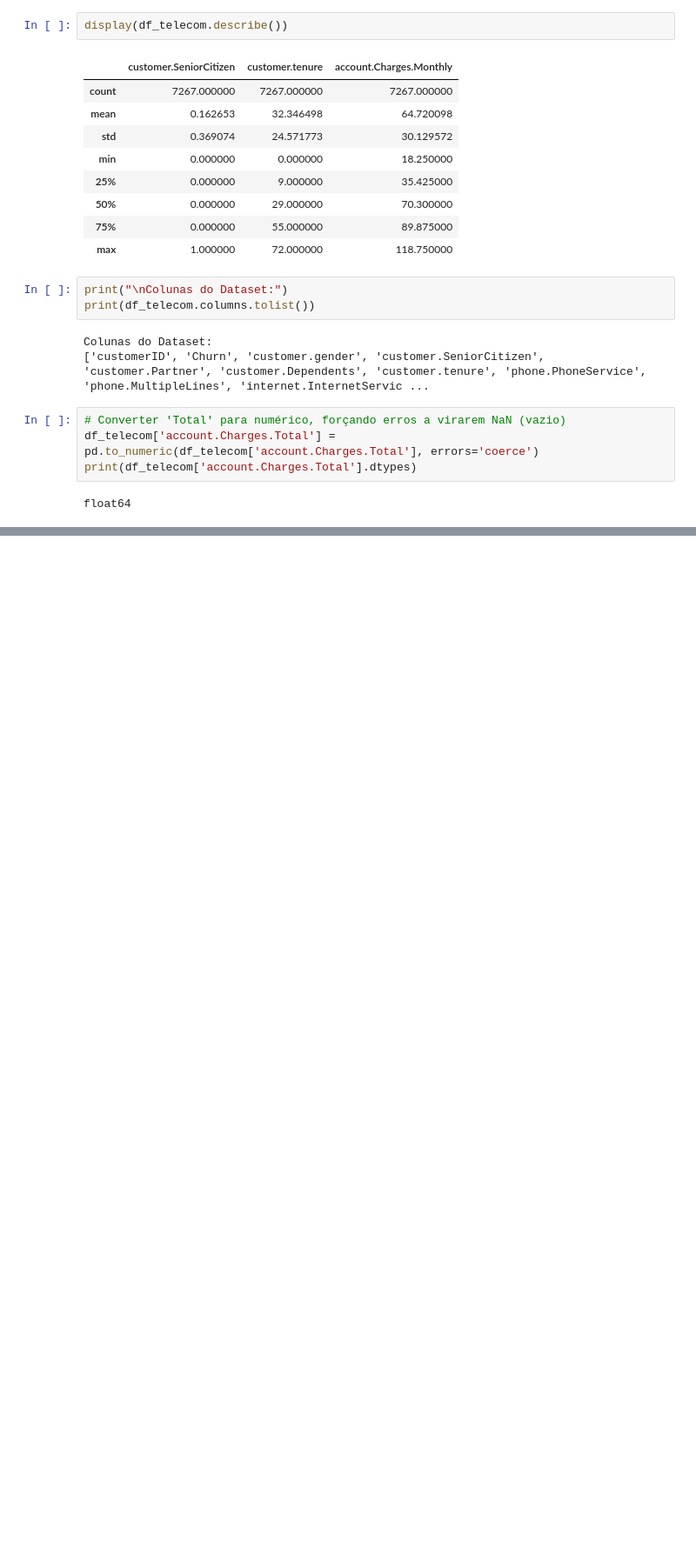
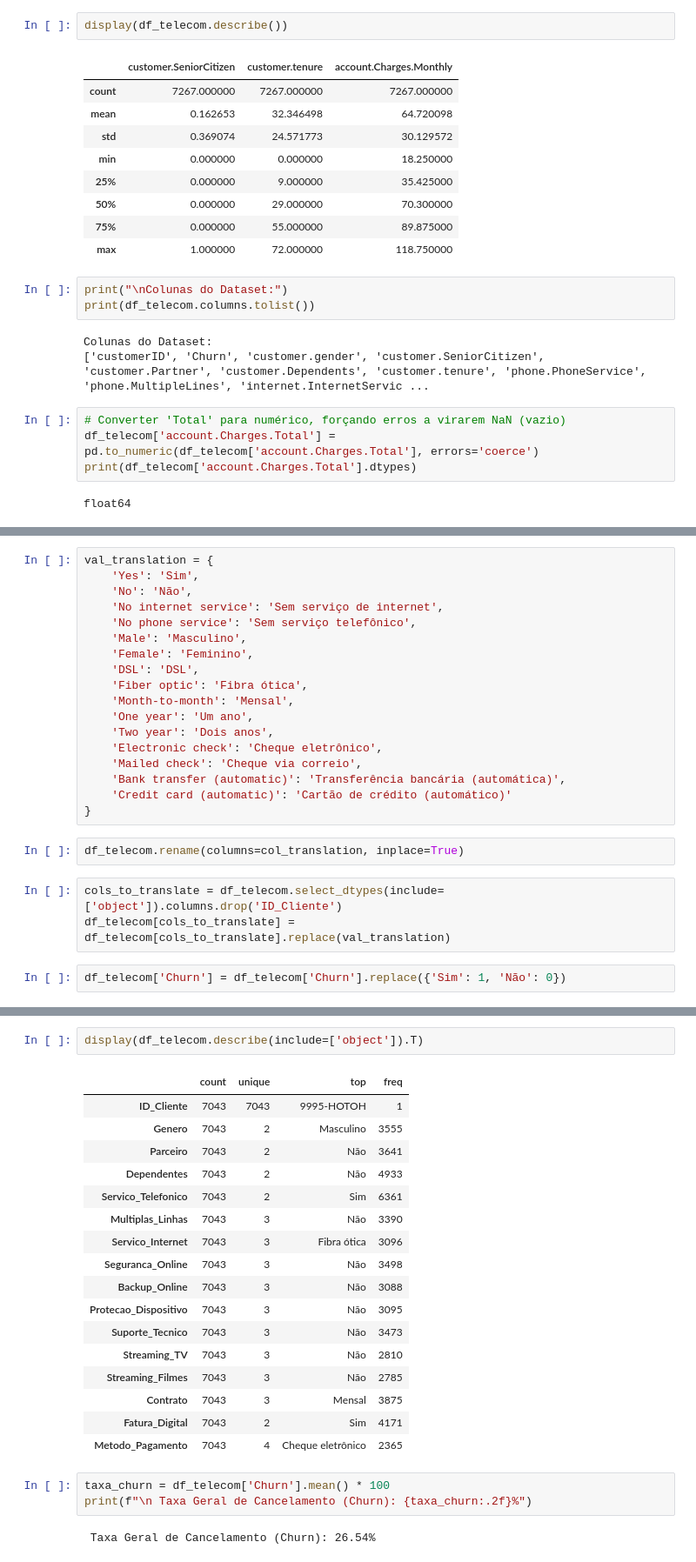
Before and after one commit to neigit485/Challeng-_TelecomX_BR_Evasao_Clientes, a Jupyter notebook: Challeng_TelecomX_BR_ETL.ipynb, the cells around one changed output, grey strips where cells are left out. Shown at 87% size. Cells and saved outputs as stored; diff of their text form; blank space fills up the shorter version.

```diff
--- a/Challeng_TelecomX_BR_ETL.ipynb
+++ b/Challeng_TelecomX_BR_ETL.ipynb
@@ -69,0 +206,25 @@ float64
+# %%
+val_translation = {
+    'Yes': 'Sim',
+    'No': 'Não',
+    'No internet service': 'Sem serviço de internet',
+    'No phone service': 'Sem serviço telefônico',
+    'Male': 'Masculino',
+    'Female': 'Feminino',
+    'DSL': 'DSL',
+    'Fiber optic': 'Fibra ótica',
+    'Month-to-month': 'Mensal',
+    'One year': 'Um ano',
+    'Two year': 'Dois anos',
+    'Electronic check': 'Cheque eletrônico',
+    'Mailed check': 'Cheque via correio',
+    'Bank transfer (automatic)': 'Transferência bancária (automática)',
+    'Credit card (automatic)': 'Cartão de crédito (automático)'
+}
+# %%
+df_telecom.rename(columns=col_translation, inplace=True)
+# %%
+cols_to_translate = df_telecom.select_dtypes(include=['object']).columns.drop('ID_Cliente')
+df_telecom[cols_to_translate] = df_telecom[cols_to_translate].replace(val_translation)
+# %%
+df_telecom['Churn'] = df_telecom['Churn'].replace({'Sim': 1, 'Não': 0})
@@ -69,0 +278,25 @@ float64
+# %%
+display(df_telecom.describe(include=['object']).T)
+# %% [output]
+|  | count | unique | top | freq |
+| ID_Cliente | 7043 | 7043 | 9995-HOTOH | 1 |
+| Genero | 7043 | 2 | Masculino | 3555 |
+| Parceiro | 7043 | 2 | Não | 3641 |
+| Dependentes | 7043 | 2 | Não | 4933 |
+| Servico_Telefonico | 7043 | 2 | Sim | 6361 |
+| Multiplas_Linhas | 7043 | 3 | Não | 3390 |
+| Servico_Internet | 7043 | 3 | Fibra ótica | 3096 |
+| Seguranca_Online | 7043 | 3 | Não | 3498 |
+| Backup_Online | 7043 | 3 | Não | 3088 |
+| Protecao_Dispositivo | 7043 | 3 | Não | 3095 |
+| Suporte_Tecnico | 7043 | 3 | Não | 3473 |
+| Streaming_TV | 7043 | 3 | Não | 2810 |
+| Streaming_Filmes | 7043 | 3 | Não | 2785 |
+| Contrato | 7043 | 3 | Mensal | 3875 |
+| Fatura_Digital | 7043 | 2 | Sim | 4171 |
+| Metodo_Pagamento | 7043 | 4 | Cheque eletrônico | 2365 |
+# %%
+taxa_churn = df_telecom['Churn'].mean() * 100
+print(f"\n Taxa Geral de Cancelamento (Churn): {taxa_churn:.2f}%")
+# %% [output]
+ Taxa Geral de Cancelamento (Churn): 26.54%
```
Also changed, not shown: parts of 18 cells of this notebook.
